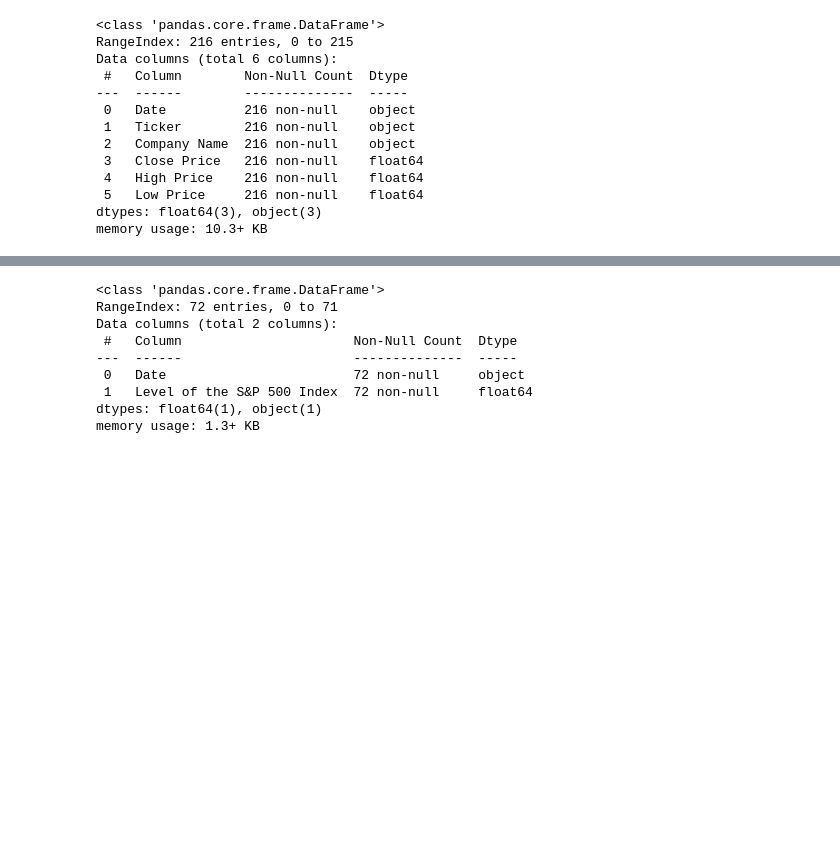
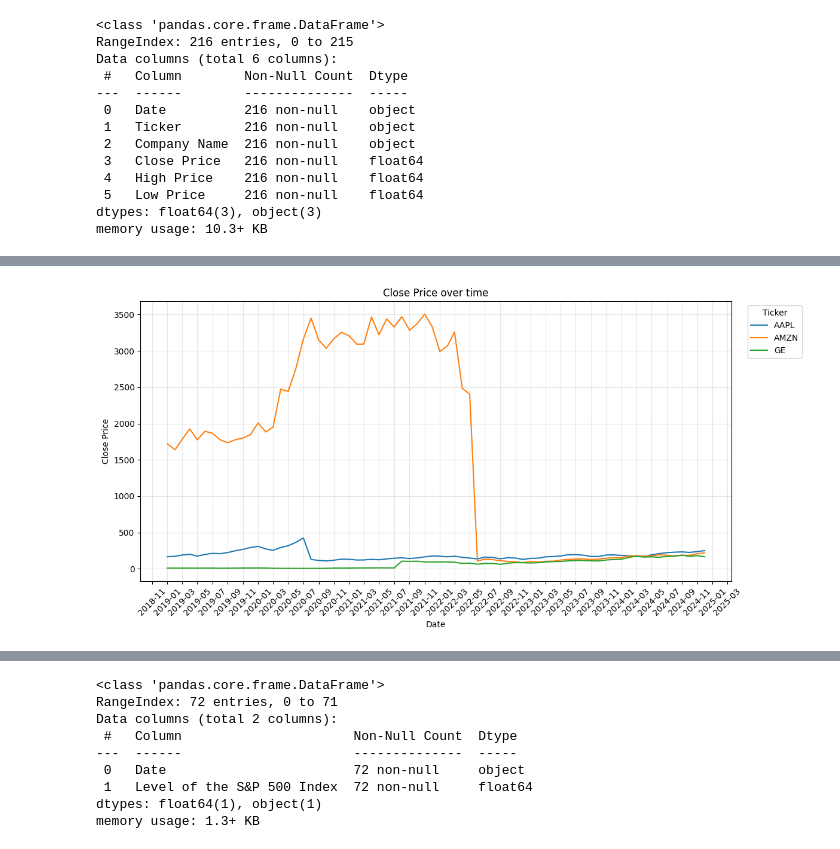
Before and after one commit to rodologie/Investment_Portfolio_Management, a Jupyter notebook: PBset/main.ipynb, the cells around one changed output, grey strips where cells are left out. Drawn from its saved outputs; the diff is of its cells as text; code cells hidden in the pictures; blank space fills up the shorter version.

```diff
--- a/PBset/main.ipynb
+++ b/PBset/main.ipynb
@@ -67,0 +66,22 @@ stock_prices.describe(include='number')
+# %%
+#| label: stock_prices_plot
+#| fig-cap: "Close Price over time for different tickers"
+
+
+plt.figure(figsize=(12, 6))
+ax = plt.gca()
+for ticker in prices_wide.columns:
+    ax.plot(prices_wide.index, prices_wide[ticker], label=ticker)
+ax.xaxis.set_major_locator(mdates.MonthLocator(interval=2))
+ax.xaxis.set_major_formatter(mdates.DateFormatter('%Y-%m'))
+
+plt.xlabel('Date')
+plt.ylabel('Close Price')
+plt.title('Close Price over time')
+plt.legend(title='Ticker', bbox_to_anchor=(1.02, 1), loc='upper left')
+plt.grid(alpha=0.3)
+plt.xticks(rotation=45)
+plt.tight_layout()
+plt.show()
+# %% [output]
+[figure, added]
```
Also changed, not shown: parts of 39 cells of this notebook, 1 other file.
